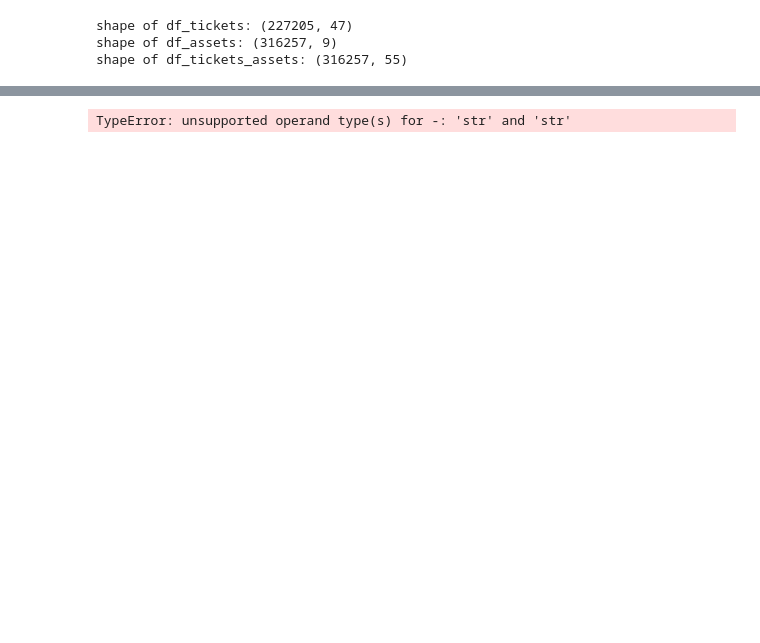
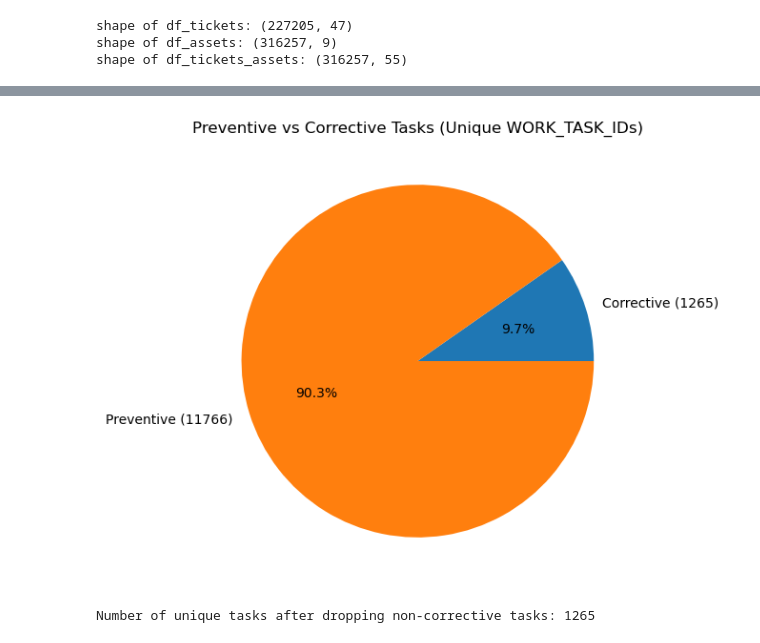
Before and after one commit to RiceD2KLab/TicketMastery_Sp26, a Jupyter notebook: src/notebooks/repetitive_assets.ipynb, the cells around one changed output, grey strips where cells are left out. Saved outputs shown, nothing was run; the diff lists cells and outputs as text; code cells hidden in the pictures; blank space fills up the shorter version.

Commit message:
Added to notebooks, especially repetitive_assets.ipynb

```diff
--- a/src/notebooks/repetitive_assets.ipynb
+++ b/src/notebooks/repetitive_assets.ipynb
@@ -5,7 +18,9 @@ sys.path.append(os.path.abspath('../utils'))
 
 import pandas as pd
 import numpy as np
-from data_aggregation_tools import merge_tickets_assets
+from data_aggregation_tools import merge_tickets_assets, convert_cols_to_datetime
+
+# Load in data (from data folder at root)
 
 df_tickets = pd.read_csv("../../data/V_OM_WORK_TASK.csv")
 df_assets = pd.read_csv("../../data/V_OM_WORK_TASK_ASSET.csv")
@@ -13,6 +28,8 @@ df_assets = pd.read_csv("../../data/V_OM_WORK_TASK_ASSET.csv")
 # Generate merged tickets / assets file
 df_tickets_assets = merge_tickets_assets(df_tickets=df_tickets, df_assets=df_assets)
 
+df_tickets_assets = convert_cols_to_datetime(df_tickets_assets)
+
 print(f"shape of df_tickets: {df_tickets.shape}")
 print(f"shape of df_assets: {df_assets.shape}")
 print(f"shape of df_tickets_assets: {df_tickets_assets.shape}")
@@ -27,42 +51,43 @@ object
 # %%
-# Sort the DataFrame by ASSET_ID and BASELINE_START_LTZ for efficient processing
-df_merged_assets_sorted = df_tickets_assets.sort_values(by=['ASSET_ID', 'BASELINE_START_LTZ']).reset_index(drop=True)
+import matplotlib.pyplot as plt
 
-repeated_tasks_by_asset_list = []
-num_days = pd.Timedelta(days=90)
 
-print(num_days)
+print(f"Number of unique tasks before cleaning: {df_tickets_assets['WORK_TASK_ID'].nunique()}")
 
-# Group by ASSET_ID
-for asset_id, group in df_merged_assets_sorted.groupby('ASSET_ID'):
-    # Iterate through each task in the group
-    for i in range(len(group)):
-        current_task = group.iloc[i]
-        current_task_time = current_task['BASELINE_START_LTZ']
+print(f"Value counts before dropping na ASSET_IDs: {df_tickets_assets['WORK_TASK_STATUS_asset'].value_counts()}")
 
-        # Check subsequent tasks for repetition within 90 days
-        # Start checking from the next task (i+1) within the same asset group
-        subsequent_tasks = group.iloc[i+1:]
-        for j in range(len(subsequent_tasks)):
-            other_task = subsequent_tasks.iloc[j]
-            other_task_time = other_task['BASELINE_START_LTZ']
 
-            time_difference = other_task_time - current_task_time
+# Drop rows without an ASSET_ID
+df_tickets_assets = df_tickets_assets.dropna(subset=['ASSET_ID'])
 
-            if pd.isna(time_difference): # Skip if time_difference is NaT
-                continue
+print(df_tickets_assets['WORK_TASK_STATUS_asset'].value_counts())
 
-            if time_difference <= num_days:
-                # If a subsequent task is found within 90 days, the current task is repetitive
-                repeated_tasks_by_asset_list.append(current_task.to_dict())
-                break  # Move to the next current_task, as this one is identified as repetitive
-            elif time_difference > num_days:
-                # Since tasks are sorted by time, if the current subsequent task is already
-                # beyond 90 days, all further tasks will also be, so we can break early.
-                break
+# Only keep completed tasks
+df_tickets_assets = df_tickets_assets[
+    # (df_tickets_assets['WORK_TASK_STATUS_ticket'] == 'Completed') # &
+    (df_tickets_assets['WORK_TASK_STATUS_asset'] == 'Completed')
+]
 
-# Create a new DataFrame from the identified repeated tasks
-df_tickets_filtered_by_asset = pd.DataFrame(repeated_tasks_by_asset_list)
 
-print(f"Found {len(df_tickets_filtered_by_asset)} repetitive tasks by asset within {num_days.days} days.")
+
+print(f"Number of unique tasks after dropping non-completed: {df_tickets_assets['WORK_TASK_ID'].nunique()}")
+
+
+task_type_counts = df_tickets_assets.groupby('TASK_TYPE')['WORK_TASK_ID'].nunique()
+
+plt.figure(figsize=(6, 6))
+plt.pie(
+    task_type_counts.values,
+    labels=[f'{label} ({count})' for label, count in zip(task_type_counts.index, task_type_counts.values)],
+    autopct='%1.1f%%'
+)
+plt.title('Preventive vs Corrective Tasks (Unique WORK_TASK_IDs)')
+plt.show()
+
+
+
+
+# Only keep corrective tasks
+df_tickets_assets = df_tickets_assets[df_tickets_assets['TASK_TYPE'] == 'Corrective']
+print(f"Number of unique tasks after dropping non-corrective tasks: {df_tickets_assets['WORK_TASK_ID'].nunique()}")
 # %% [output]
@@ -70 +111,2 @@ print(f"Found {len(df_tickets_filtered_by_asset)} repetitive tasks by asset with
+[figure, added]
-TypeError: unsupported operand type(s) for -: 'str' and 'str'
+Number of unique tasks after dropping non-corrective tasks: 1265
```
Also changed, not shown: parts of 11 cells of this notebook, 7 other files.
